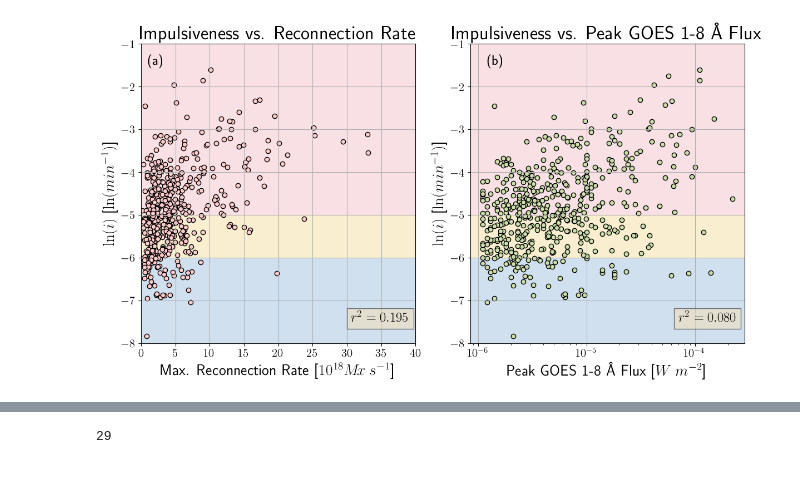
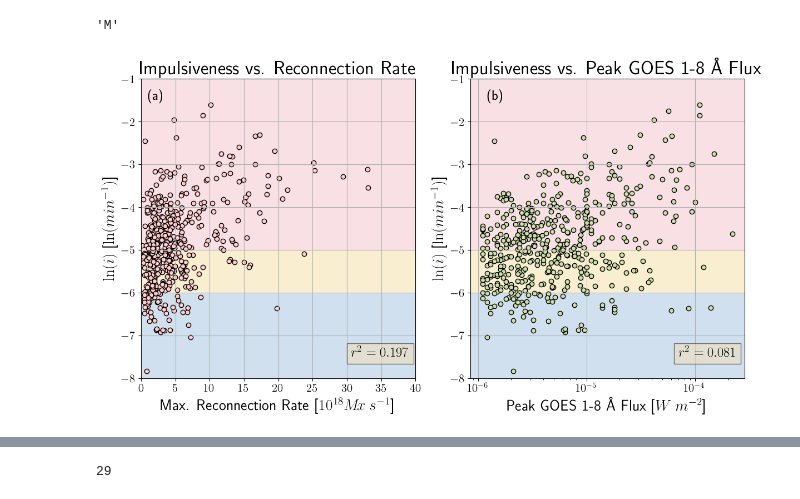
Before and after one commit to coletamburri2112/imp_dev, a Jupyter notebook: GOES_imp_comp.ipynb, the cells around one changed output, grey strips where cells are left out. Saved outputs shown, nothing was run; the diff lists cells and outputs as text; code cells hidden in the pictures.

```diff
--- a/GOES_imp_comp.ipynb
+++ b/GOES_imp_comp.ipynb
@@ -12,4 +13,4 @@ from scipy.stats import lognorm
 # %%
 # import list of best-performing flares
-filename = '/Users/coletamburri/Desktop/Impulsiveness_Paper/imp_dev/all_and_best_Sep_2023.mat'
+filename = '/Users/coletamburri/Desktop/Impulsiveness_Paper/imp_dev/all_and_best_Jan_2024_alt.mat'
 dat = sio.loadmat(filename)
@@ -44,11 +45,22 @@ recmax_arr = dat['recmax']
 recmax = recmax_arr[:,0]
 best_imp = best_imp_arr[:,0]
 bestflaresname = dat['bestflaresname']
+
+badidx = 387
+
+recmax = np.delete(recmax,badidx)
+best_imp = np.delete(best_imp,badidx)
+bestflaresname = np.delete(bestflaresname,badidx)
+# %%
+string = bestflaresname[0][0]
+string[-4]
+# %% [output]
+'M'
 # %%
 goes_flux = []
 for i in range(len(bestflaresname)):
 
-    string = bestflaresname[i][0][0]
+    string = bestflaresname[i][0]
     if string[-4] == 'B':
         pwr = 1e-7
     elif string[-4] == 'C':
@@ -58,7 +70,7 @@ for i in range(len(bestflaresname)):
     elif string[-4] == 'X':
         pwr = 1e-4
 
-    mult = float(bestflaresname[i][0][0][-3:])
+    mult = float(bestflaresname[i][0][-3:])
 
     flux = mult*pwr
     goes_flux.append(flux)
@@ -90,34 +102,34 @@ ax1.set_xlabel('Max. Reconnection Rate [$10^{18} M\!x\: s^{-1}$]',fontsize=20)
 ax1.set_title('Impulsiveness vs. Reconnection Rate',fontsize=25)
 
 props = dict(boxstyle='square', facecolor='wheat', alpha=0.5)
 
-ax1.text(30.6,-7.5, r'$r^2 = 0.195$', fontsize=18,bbox = props)
+ax1.text(30.6,-7.5, r'$r^2 = 0.197$', fontsize=18,bbox = props)
 ax1.text(1,-1.5, r'(a)', fontsize=18)
 
 ax1.set_ylim(-8,-1)
 
 
 ax2.axhspan(-8, -6, facecolor='#6699CC', alpha=0.3)
 ax2.axhspan(-6, -5, facecolor='#EECC66', alpha=0.3)
 ax2.axhspan(-5, -1, facecolor='#EE99AA', alpha=0.3)
 
 ax2.scatter(goes_flux,best_imp,facecolor='#CCDDAA',edgecolor='black')
 ax2.grid()
 plt.xscale("log")
 plt.xticks(fontsize=15)
 plt.yticks(fontsize=15)
 
 ax2.set_ylabel('$\ln(i)$ [$\ln(min^{-1})$]',fontsize=20)
 ax2.set_xlabel('Peak GOES 1-8 \AA\ Flux [$W\:m^{-2}$]',fontsize=20)
 ax2.set_title('Impulsiveness vs. Peak GOES 1-8 \AA\ Flux',fontsize=25)
 props = dict(boxstyle='square', facecolor='wheat', alpha=0.5)
 
-ax2.text(7e-5,-7.5, r'$r^2 = 0.080$', fontsize=18,bbox = props)
+ax2.text(7e-5,-7.5, r'$r^2 = 0.081$', fontsize=18,bbox = props)
 ax2.text(1.2e-6,-1.5, r'(b)', fontsize=18)
 
 ax2.set_ylim(-8,-1)
 
 plt.savefig('/Users/coletamburri/Desktop/imp_goes_recrate.png', dpi=300)
 # %% [output]
-[figure, old version]
+[figure, new version]
 # %%
```
Also changed, not shown: parts of 8 cells of this notebook, 10 other files.
